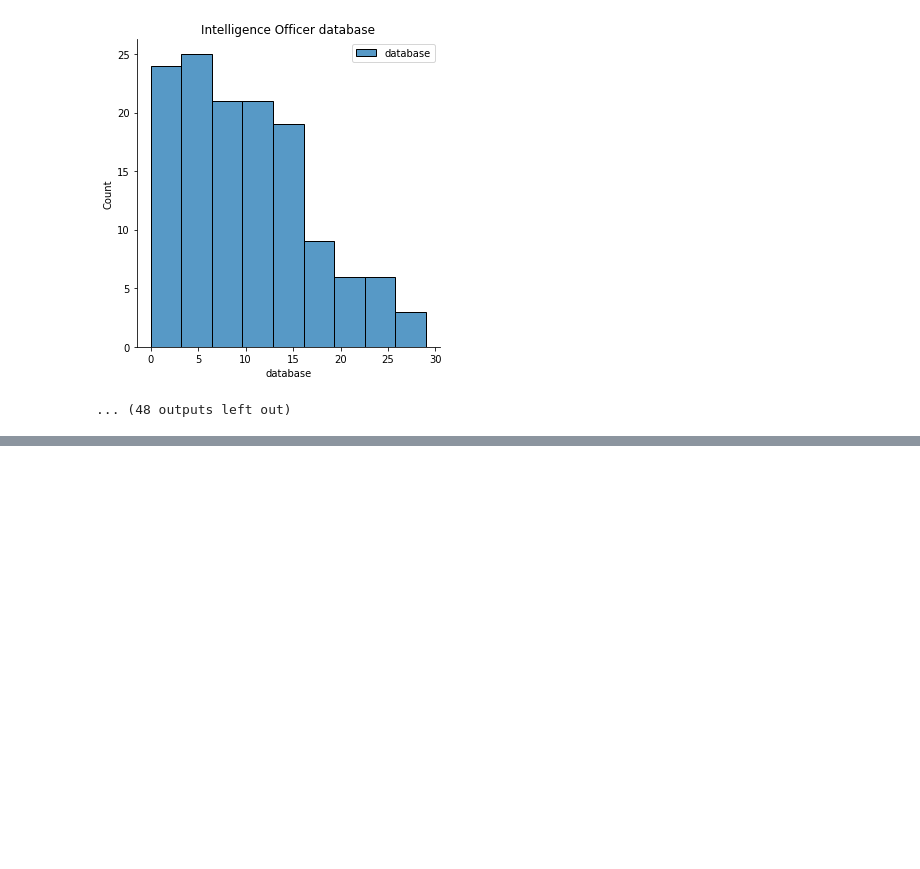
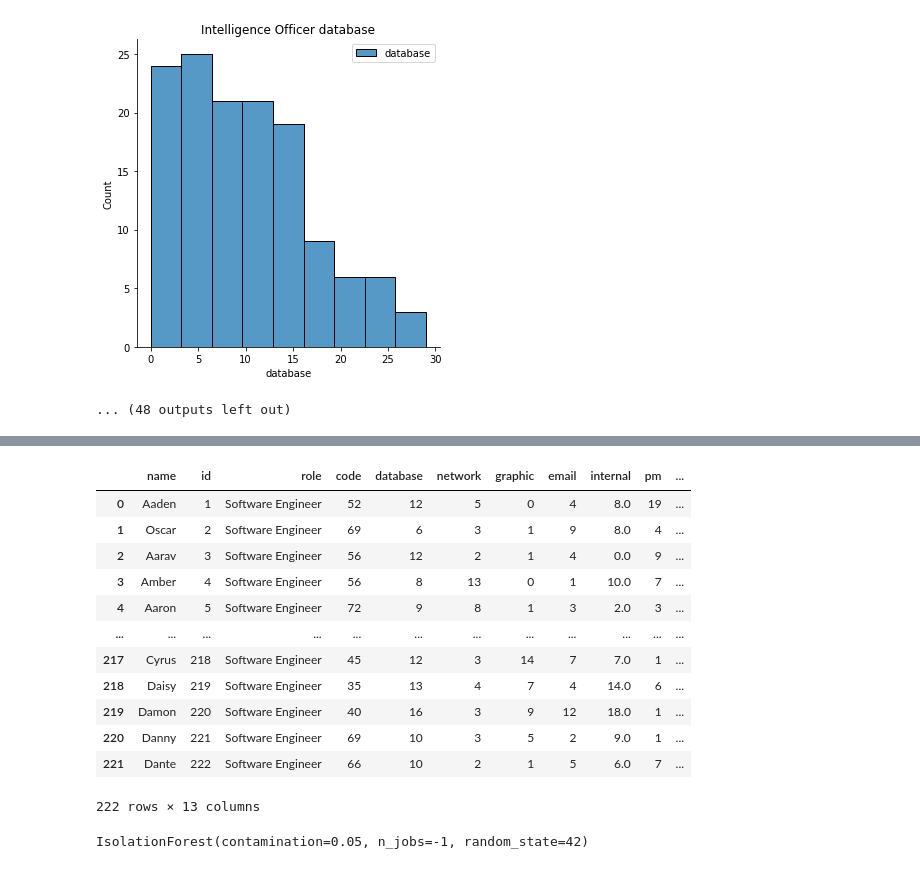
Before and after one commit to Nate8888/TigerGraphHack, a Jupyter notebook: Insider_Threat_Anomaly_Detection.ipynb, the cells around one changed output, grey strips where cells are left out. Cells and saved outputs as stored; diff of their text form; code cells hidden in the pictures; blank space fills up the shorter version.

```diff
--- a/Insider_Threat_Anomaly_Detection.ipynb
+++ b/Insider_Threat_Anomaly_Detection.ipynb
@@ -51,0 +64,25 @@ for role in df.role.unique():
+# %%
+df_se = df[df.role == 'Software Engineer']
+df_se
+# %% [output]
+|  | name | id | role | code | database | network | graphic | email | internal | pm | ... |
+| 0 | Aaden | 1 | Software Engineer | 52 | 12 | 5 | 0 | 4 | 8.0 | 19 | ... |
+| 1 | Oscar | 2 | Software Engineer | 69 | 6 | 3 | 1 | 9 | 8.0 | 4 | ... |
+| 2 | Aarav | 3 | Software Engineer | 56 | 12 | 2 | 1 | 4 | 0.0 | 9 | ... |
+| 3 | Amber | 4 | Software Engineer | 56 | 8 | 13 | 0 | 1 | 10.0 | 7 | ... |
+| 4 | Aaron | 5 | Software Engineer | 72 | 9 | 8 | 1 | 3 | 2.0 | 3 | ... |
+| ... | ... | ... | ... | ... | ... | ... | ... | ... | ... | ... | ... |
+| 217 | Cyrus | 218 | Software Engineer | 45 | 12 | 3 | 14 | 7 | 7.0 | 1 | ... |
+| 218 | Daisy | 219 | Software Engineer | 35 | 13 | 4 | 7 | 4 | 14.0 | 6 | ... |
+| 219 | Damon | 220 | Software Engineer | 40 | 16 | 3 | 9 | 12 | 18.0 | 1 | ... |
+| 220 | Danny | 221 | Software Engineer | 69 | 10 | 3 | 5 | 2 | 9.0 | 1 | ... |
+| 221 | Dante | 222 | Software Engineer | 66 | 10 | 2 | 1 | 5 | 6.0 | 7 | ... |
+222 rows × 13 columns
+# %%
+from sklearn.ensemble import IsolationForest
+
+model = IsolationForest(n_estimators=100, max_samples='auto', contamination=0.05, max_features=1.0, bootstrap=False, n_jobs=-1, random_state=42, verbose=0)
+
+model.fit(df_se[['code', 'database', 'network', 'graphic', 'email', 'internal', 'pm', 'multimedia', 'classified', 'social']])
+# %% [output]
+IsolationForest(contamination=0.05, n_jobs=-1, random_state=42)
```
Also changed, not shown: parts of 6 cells of this notebook.
